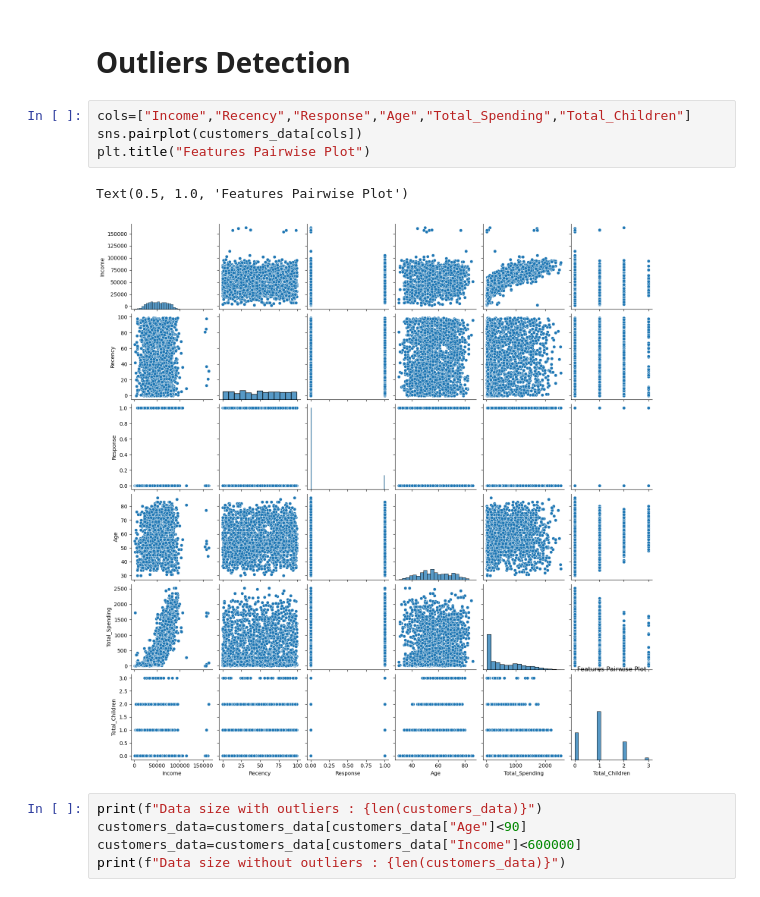
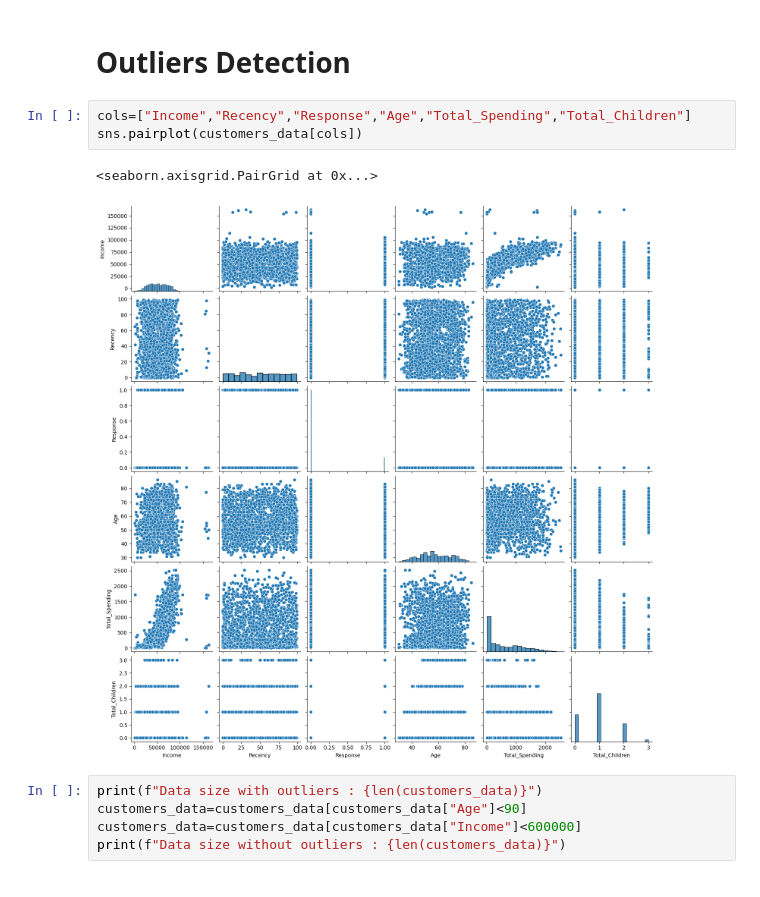
Before and after one commit to ankurgangwar4575-tech/SmartCart-Clustering-System, a Jupyter notebook: notebooks/SmartCartClustering.ipynb, the cells around one changed output. Cells and saved outputs as stored; diff of their text form.

```diff
--- a/notebooks/SmartClustering.ipynb
+++ b/notebooks/SmartCartClustering.ipynb
@@ -195,10 +195,9 @@ customers_data_cleaned.shape
 # %%
 cols=["Income","Recency","Response","Age","Total_Spending","Total_Children"]
 sns.pairplot(customers_data[cols])
-plt.title("Features Pairwise Plot")
 # %% [output]
-Text(0.5, 1.0, 'Features Pairwise Plot')
+<seaborn.axisgrid.PairGrid at 0x...>
-[figure, old version]
+[figure, new version]
 # %%
 print(f"Data size with outliers : {len(customers_data)}")
 customers_data=customers_data[customers_data["Age"]<90]
```
Also changed, not shown: parts of 3 cells of this notebook.
